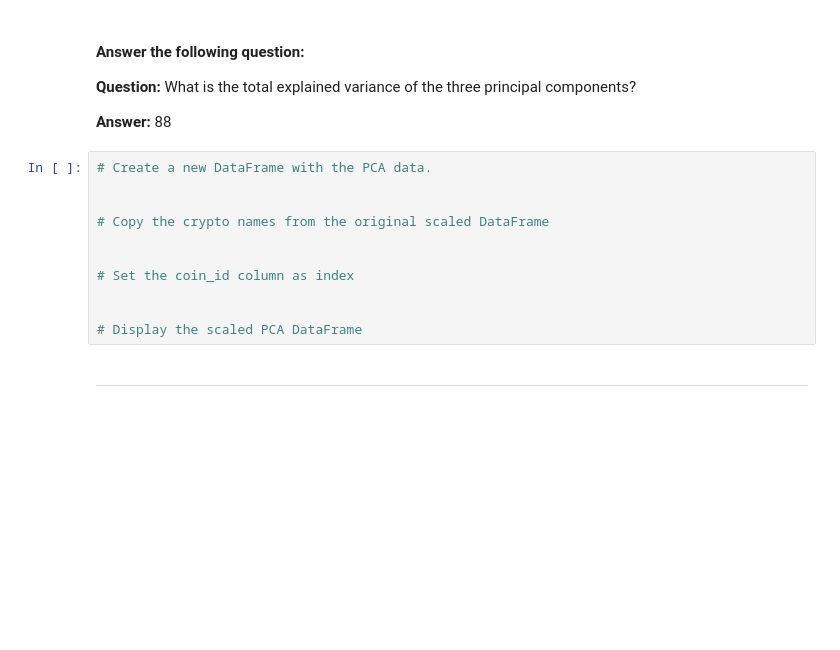
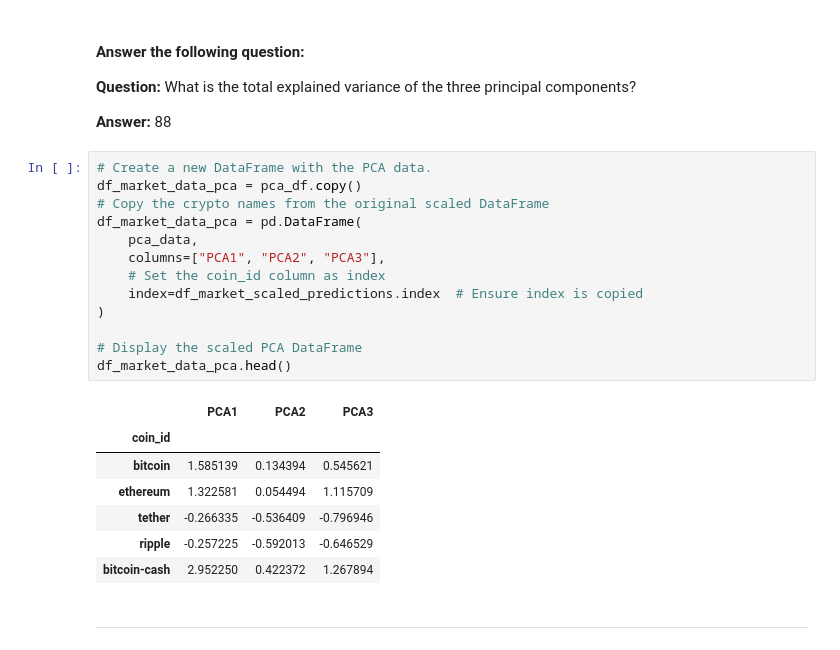
Before and after one commit to realmattimatt/CryptoClustering, a Jupyter notebook: Crypto_Clustering.ipynb, the cells around one changed output. Cells and saved outputs as stored; diff of their text form; blank space fills up the shorter version.

```diff
--- a/Crypto_Clustering.ipynb
+++ b/Crypto_Clustering.ipynb
@@ -213,15 +214,25 @@ array([0.37005408, 0.32322221, 0.19115222])
 **Answer:**   88
 # %%
 # Create a new DataFrame with the PCA data.
-
-
+df_market_data_pca = pca_df.copy()
 # Copy the crypto names from the original scaled DataFrame
-
-
-# Set the coin_id column as index
-
+df_market_data_pca = pd.DataFrame(
+    pca_data,
+    columns=["PCA1", "PCA2", "PCA3"],
+    # Set the coin_id column as index
+    index=df_market_scaled_predictions.index  # Ensure index is copied
+)
 
 # Display the scaled PCA DataFrame
+df_market_data_pca.head()
+# %% [output]
+|  | PCA1 | PCA2 | PCA3 |
+| coin_id |  |  |  |
+| bitcoin | 1.585139 | 0.134394 | 0.545621 |
+| ethereum | 1.322581 | 0.054494 | 1.115709 |
+| tether | -0.266335 | -0.536409 | -0.796946 |
+| ripple | -0.257225 | -0.592013 | -0.646529 |
+| bitcoin-cash | 2.952250 | 0.422372 | 1.267894 |
 # %% [markdown]
 ---
 # %% [markdown]
```
Also changed, not shown: parts of 7 cells of this notebook, 2 other files.
